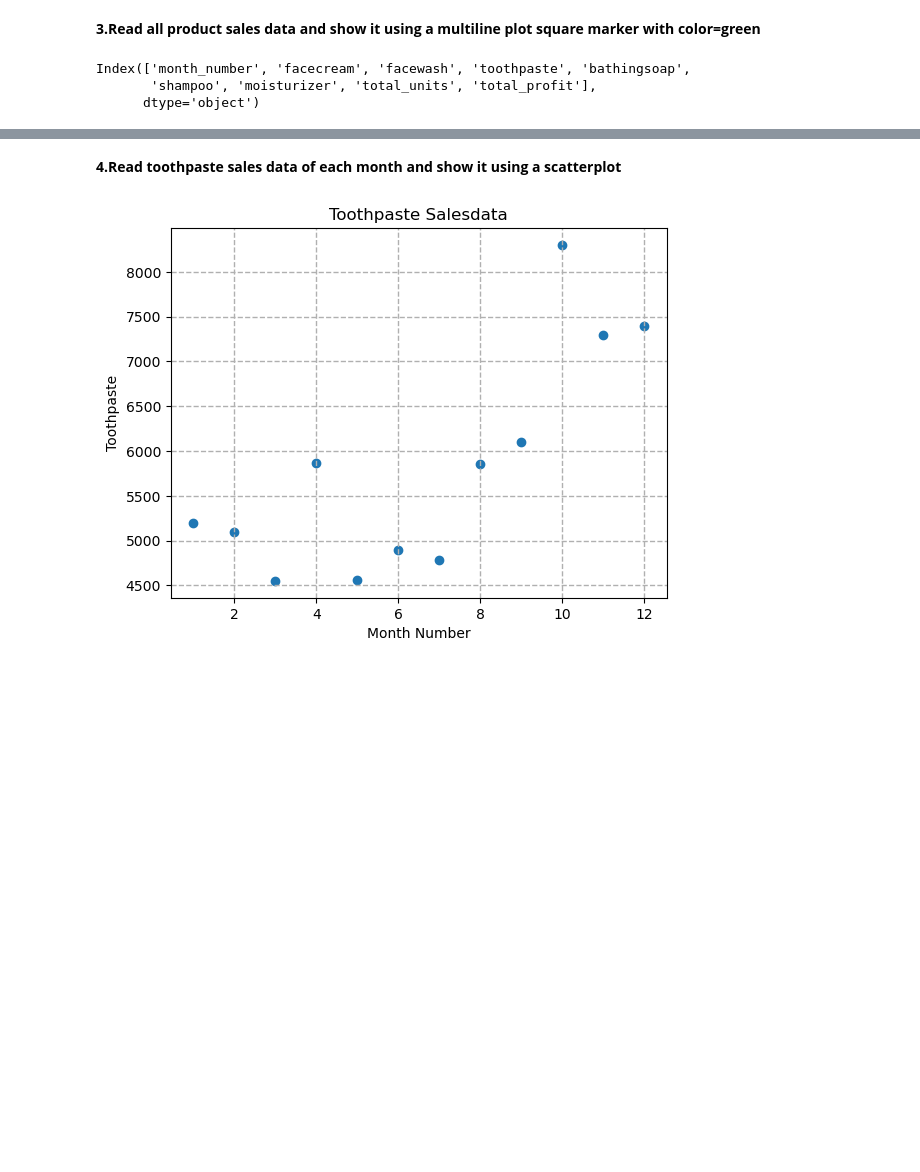
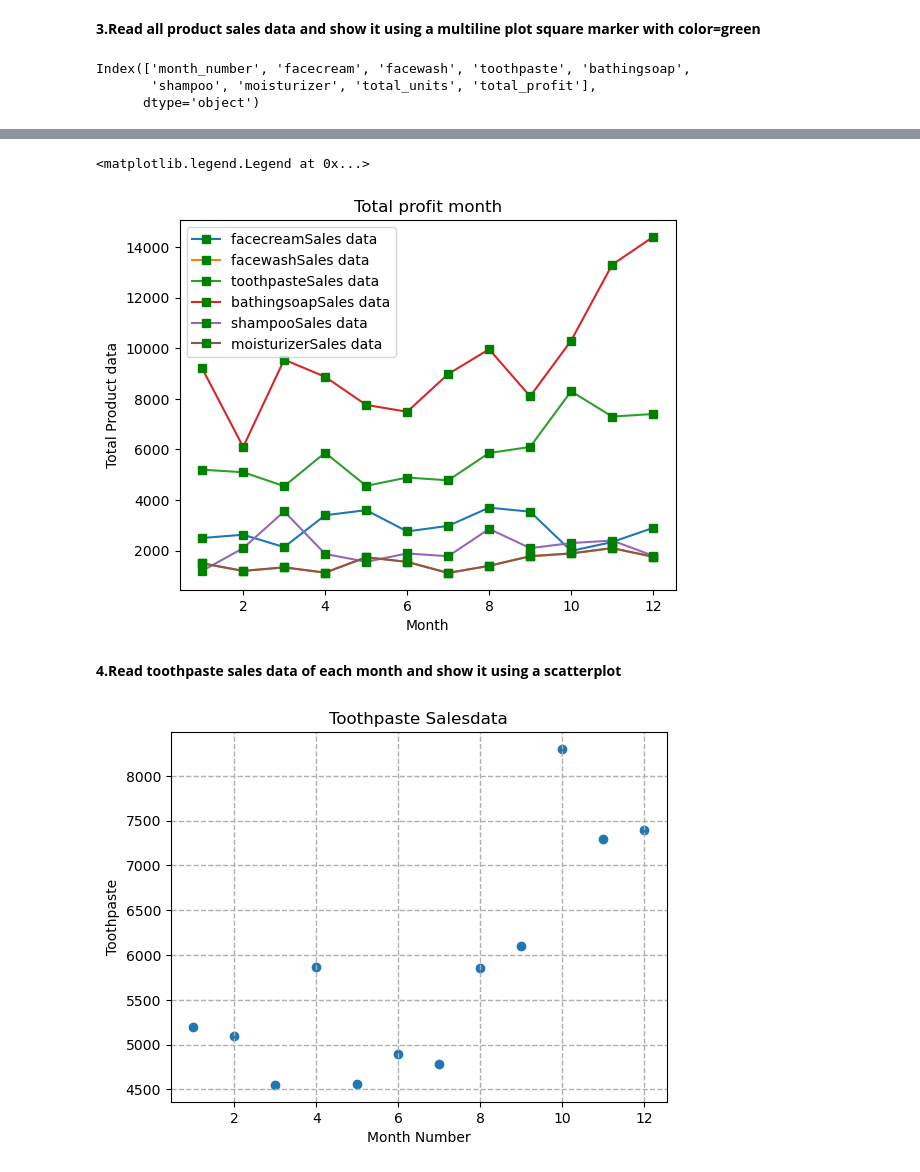
Before and after one commit to Anugrahig/LM-BD-March, a Jupyter notebook: march_bigdata/ml/matplotlib/03_matplotlib_sales-dataset_excercise.ipynb, the cells around one changed output, grey strips where cells are left out. Cells and saved outputs as stored; diff of their text form; code cells hidden in the pictures; blank space fills up the shorter version.

```diff
--- a/march_bigdata/ml/matplotlib/03_matplotlib_sales-dataset_excercise.ipynb
+++ b/march_bigdata/ml/matplotlib/03_matplotlib_sales-dataset_excercise.ipynb
@@ -69,3 +68,15 @@ plt.show()
+# %%
+x=df.month_number
+y=['facecream', 'facewash', 'toothpaste', 'bathingsoap','shampoo', 'moisturizer']
+for i in y:
+    plt.plot(x,df[i],marker="s",mec="g",mfc="g",label=i+"Sales data")
+plt.xlabel("Month")
+plt.ylabel("Total Product data")
+plt.title("Total profit month")
+plt.legend()
+# %% [output]
+<matplotlib.legend.Legend at 0x...>
+[figure, added]
 # %% [markdown]
 **4.Read toothpaste sales data of each month and show it using a scatterplot**
 # %%
```
Also changed, not shown: parts of 3 cells of this notebook, 2 other files.
